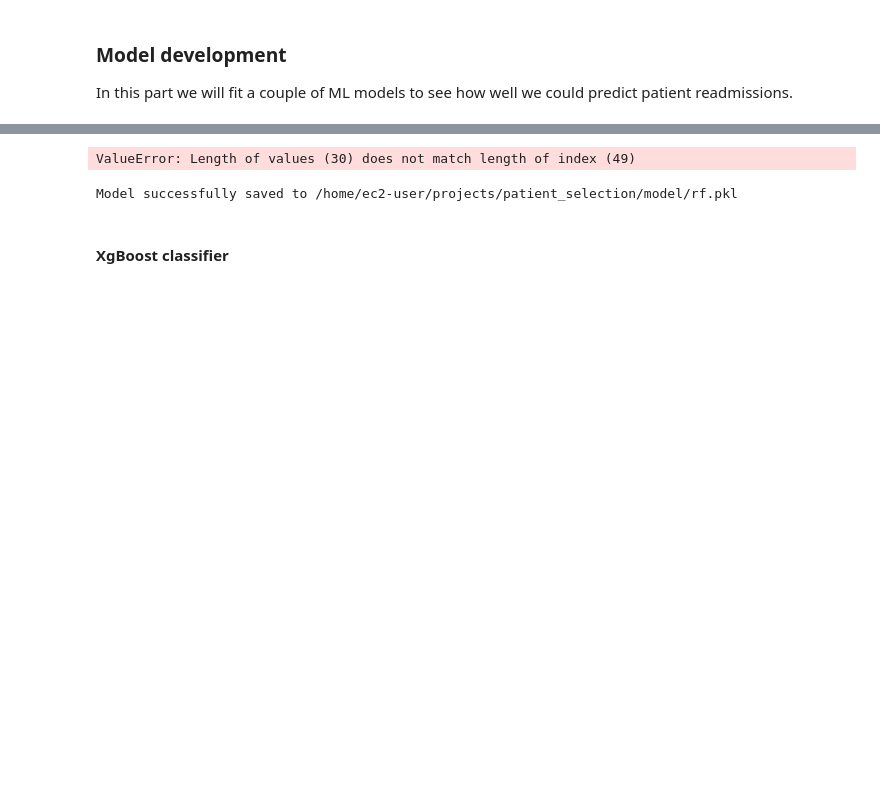
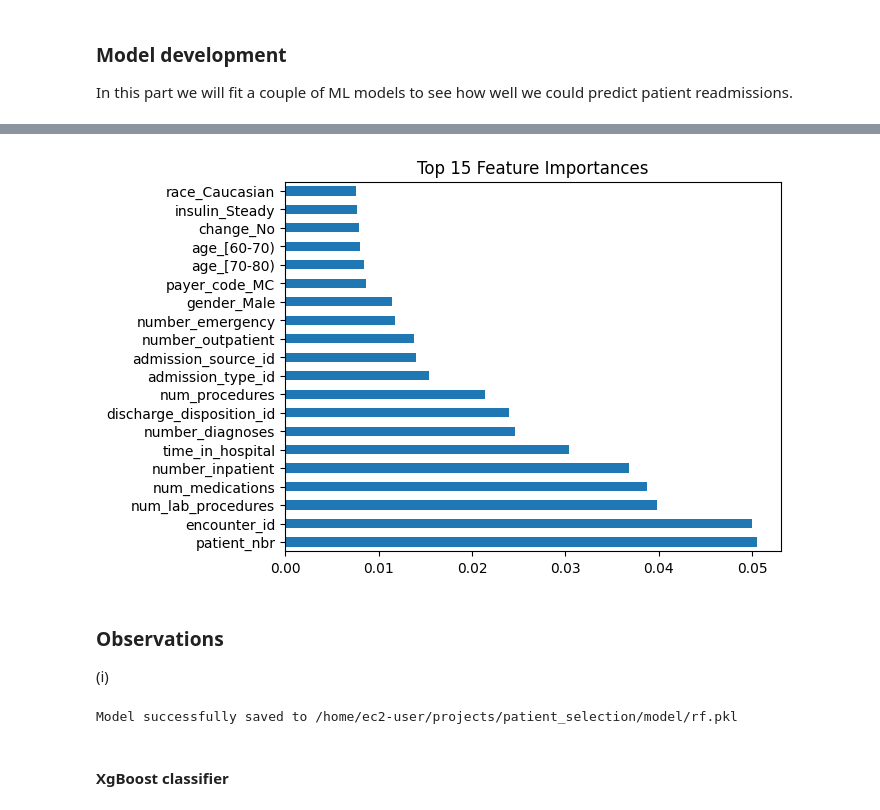
Before and after one commit to abuchin/patient_readmission_kaggle, a Jupyter notebook: EDA/EDA.ipynb, the cells around one changed output, grey strips where cells are left out. Drawn from its saved outputs; the diff is of its cells as text; code cells hidden in the pictures; blank space fills up the shorter version.

```diff
--- a/EDA/EDA.ipynb
+++ b/EDA/EDA.ipynb
@@ -251,12 +306,16 @@ plt.show()
 # %%
 
 # evaluate the feature importance
-feat_importances = pd.Series(rf.feature_importances_, index=X_train.columns)
+feat_importances = pd.Series(rf.feature_importances_, index=feature_names)
 feat_importances.nlargest(20).plot(kind="barh")
 plt.title("Top 15 Feature Importances")
 plt.show()
 # %% [output]
-ValueError: Length of values (30) does not match length of index (49)
+[figure, added]
+# %% [markdown]
+### Observations
+
+(i)
 # %%
 
 # Define the full path where you want to save the model
```
Also changed, not shown: parts of 9 cells of this notebook.
